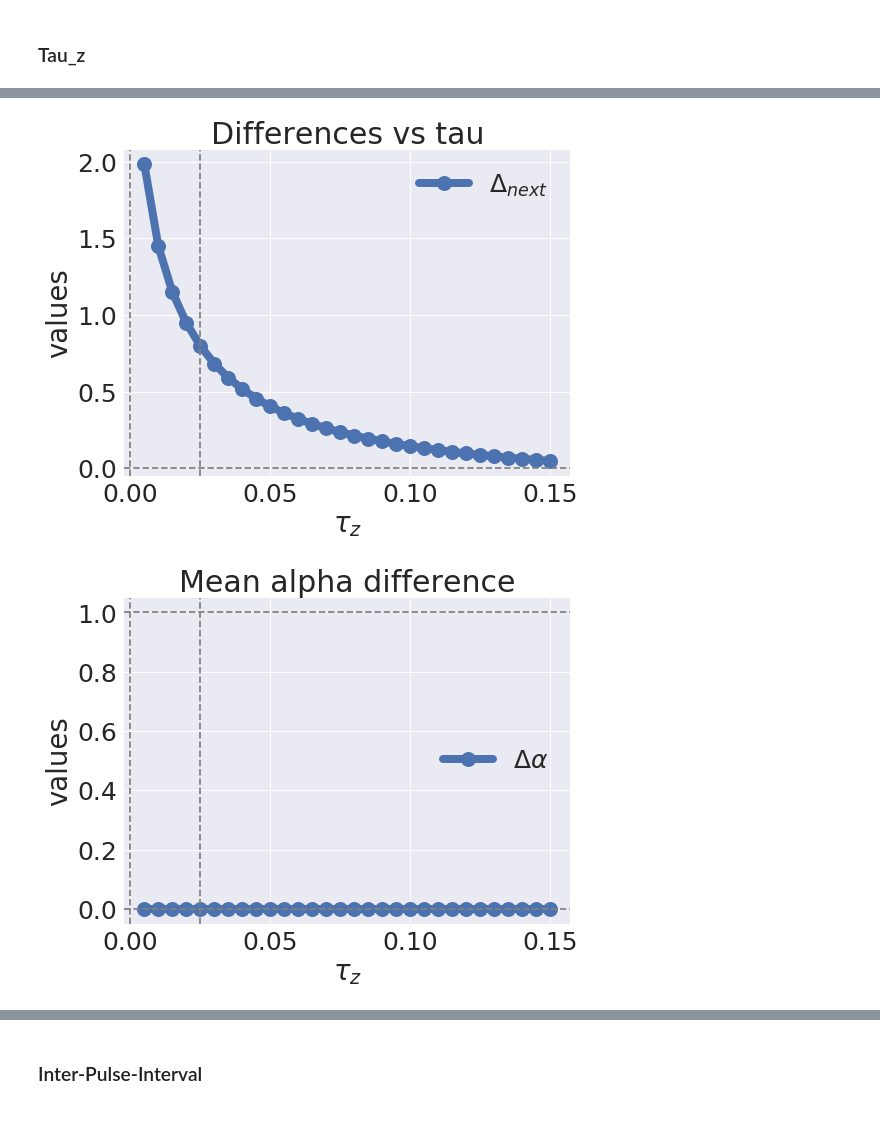
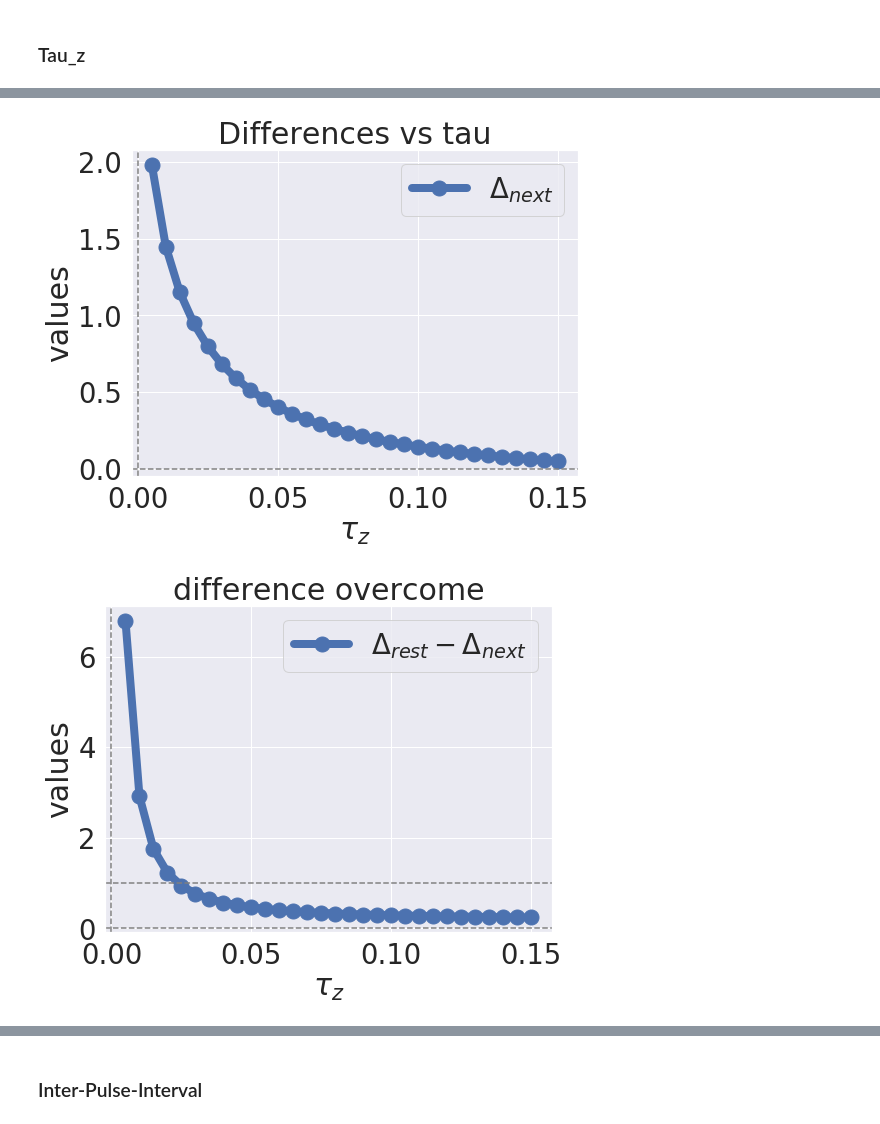
Before and after one commit to h-mayorquin/sequence_learning_paper, a Jupyter notebook: jupyter/2018-08-12(Response of a connectivity matrix to a homogeneous training protocol).ipynb, the cells around one changed output, grey strips where cells are left out. Saved outputs shown, nothing was run; the diff lists cells and outputs as text; code cells hidden in the pictures.

```diff
--- a/jupyter/2018-08-12(Response of a connectivity matrix to a homogeneous training protocol).ipynb
+++ b/jupyter/2018-08-12(Response of a connectivity matrix to a homogeneous training protocol).ipynb
@@ -508,9 +508,7 @@ ax.set_ylabel('Ratio')
 
 ax.axhline(1, ls='--', color='gray')
 ax.axhline(0, ls='--', color='gray')
-ax.axvline(0, ls='--', color='gray')
-ax.axvline(tau_z_post, ls='--', color='gray');
-
+ax.axvline(0, ls='--', color='gray');
 
 fig = plt.figure()
 ax = fig.add_subplot(111)
@@ -523,7 +521,6 @@ ax.set_ylabel('values')
 
 ax.axhline(0, ls='--', color='gray')
 ax.axvline(0, ls='--', color='gray')
-ax.axvline(tau_z_post, ls='--', color='gray');
 
 ax.legend();
 
@@ -531,30 +528,41 @@ fig = plt.figure()
 ax = fig.add_subplot(111)
 
 ax.plot(independent, diff_next, 'o-', ms=ms, lw=lw, label=r'$\Delta_{next}$')
-ax.plot(independent, 'o-', ms=ms, lw=lw, label=r'$\Delta_{rest}$')
 ax.set_title('Differences vs tau')
 ax.set_xlabel(xlabel)
 ax.set_ylabel('values')
 
 ax.axhline(0, ls='--', color='gray')
 ax.axvline(0, ls='--', color='gray')
-ax.axvline(tau_z_post, ls='--', color='gray');
 
 ax.legend();
 
 fig = plt.figure()
 ax = fig.add_subplot(111)
 
-ax.plot(independent, diff_next + diff_rest, 'o-', ms=ms, lw=lw, label=r'$\Delta_{next}$')
-ax.set_title('Differences vs tau')
+ax.plot(independent, diff_rest - diff_next, 'o-', ms=ms, lw=lw, label=r'$\Delta_{rest} - \Delta_{next}$')
+ax.set_title('difference overcome')
 ax.set_xlabel(xlabel)
 ax.set_ylabel('values')
 
+ax.axhline(1.0, ls='--', color='gray')
 ax.axhline(0, ls='--', color='gray')
 ax.axvline(0, ls='--', color='gray')
-ax.axvline(tau_z_post, ls='--', color='gray');
 
 ax.legend();
+
+fig = plt.figure()
+ax = fig.add_subplot(111)
+ax.plot(independent, diff_next + diff_rest, 'o-', ms=ms, lw=lw, label=r'$\Delta_{next} + \Delta_{rest}$ ')
+ax.set_title('length of interval to overcome')
+ax.set_xlabel(xlabel)
+ax.set_ylabel('values')
+
+ax.axhline(1.0, ls='--', color='gray')
+ax.axhline(0, ls='--', color='gray')
+ax.axvline(0, ls='--', color='gray')
+
+ax.legend()
 
 fig = plt.figure()
 ax = fig.add_subplot(111)
@@ -567,7 +575,6 @@ ax.set_ylabel('values')
 ax.axhline(1.0, ls='--', color='gray')
 ax.axhline(0, ls='--', color='gray')
 ax.axvline(0, ls='--', color='gray')
-ax.axvline(tau_z_post, ls='--', color='gray');
 
 ax.legend();
 # %% [output]
@@ -576,2 +583,2 @@ ax.legend();
-[figure, old version]
+[figure, new version]
-[figure, old version]
+[figure, new version]
```
Also changed, not shown: parts of 17 cells of this notebook, 8 other files.
